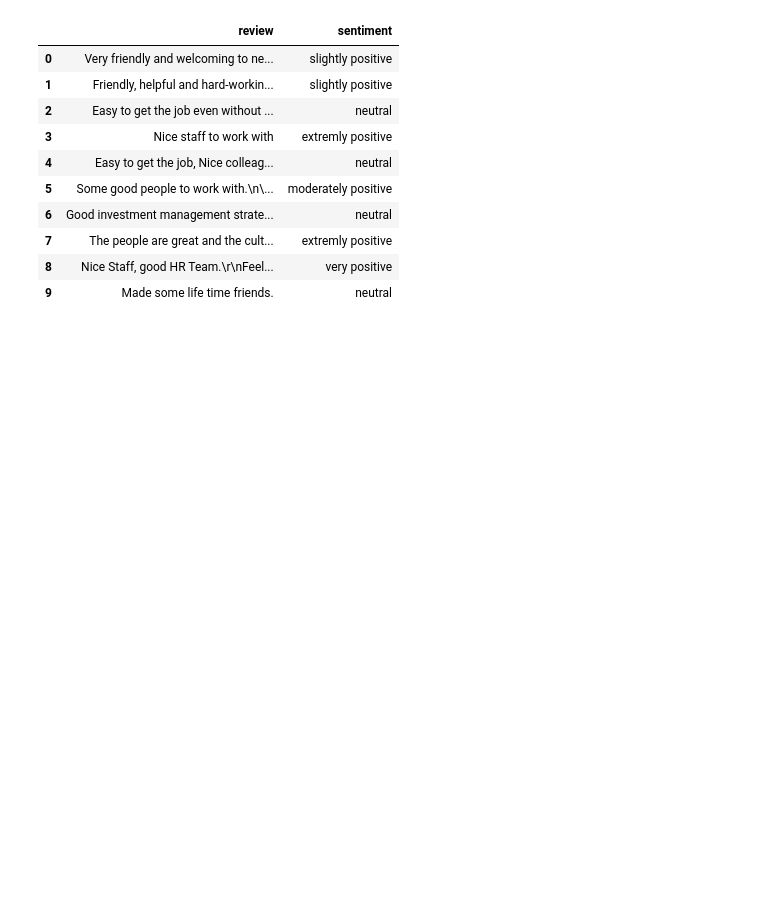
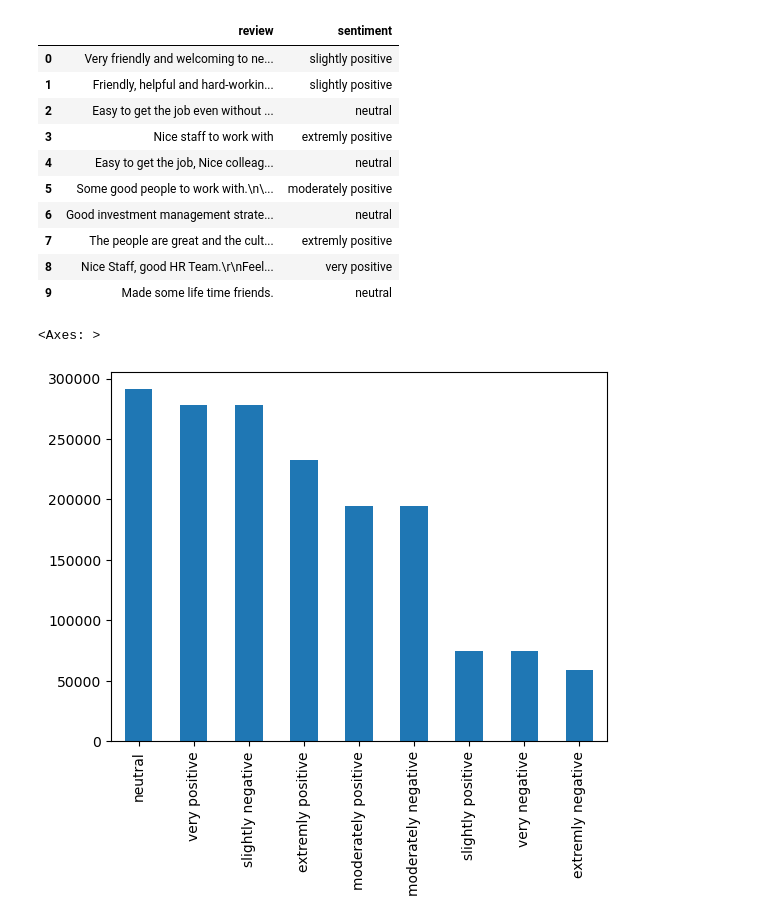
Before and after one commit to jeka06/master_thesis, a Jupyter notebook: preprocessing_dataset.ipynb, the cells around one changed output. Saved outputs shown, nothing was run; the diff lists cells and outputs as text; code cells hidden in the pictures; blank space fills up the shorter version.

Commit message:
class distribution graph added

```diff
--- a/preprocessing_dataset.ipynb
+++ b/preprocessing_dataset.ipynb
@@ -154,3 +144,8 @@ test.head(10)
 | 7 | The people are great and the cult... | extremly positive |
 | 8 | Nice Staff, good HR Team.\r\nFeel... | very positive |
 | 9 | Made some life time friends. | neutral |
+# %%
+data_final['sentiment'].value_counts().plot(kind='bar')
+# %% [output]
+<Axes: >
+[figure, added]
```
Also changed, not shown: parts of 4 cells of this notebook.
